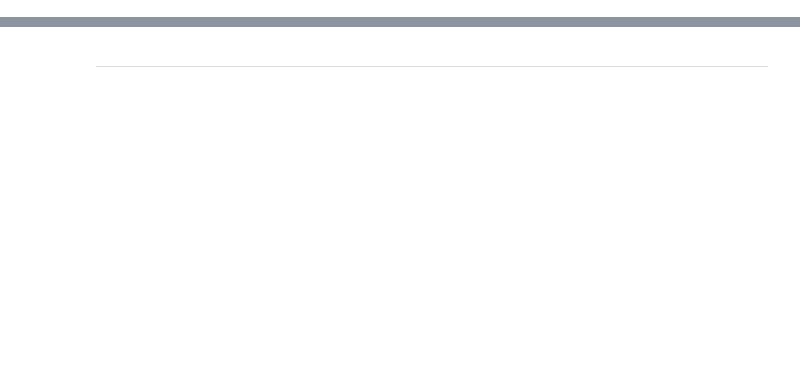
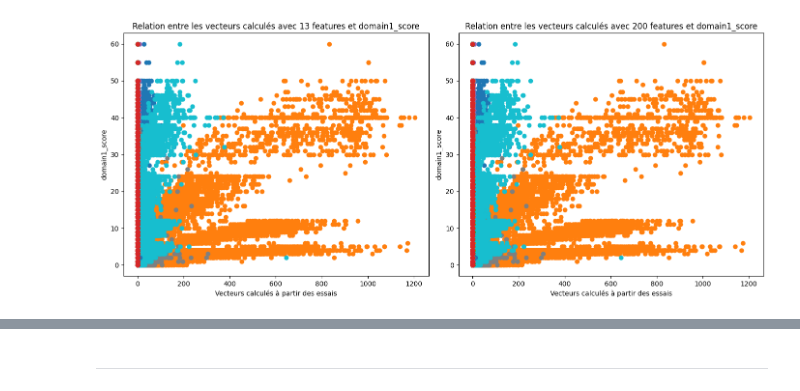
Before and after one commit to Group7-DSTI/ML-project, a Jupyter notebook: Kenneth.ipynb, the cells around one changed output, grey strips where cells are left out. Saved outputs shown, nothing was run; the diff lists cells and outputs as text; code cells hidden in the pictures; blank space fills up the shorter version.

```diff
--- a/Kenneth.ipynb
+++ b/Kenneth.ipynb
@@ -801,0 +436,20 @@ print('----------------------\n')
+# %%
+plt.figure(figsize=(14, 6))
+
+plt.subplot(1, 2, 1)
+vecteurs_13_features = [calculer_vecteur(essai, df4) for essai in df4['essay']]
+plt.plot(vecteurs_13_features, df4['domain1_score'], 'o')
+plt.xlabel('Vecteurs calculés à partir des essais')
+plt.ylabel('domain1_score')
+plt.title('Relation entre les vecteurs calculés avec 13 features et domain1_score')
+
+plt.subplot(1, 2, 2)
+vecteurs_200_features = [calculer_vecteur_concatene(essai) for essai in df4['essay']]
+plt.plot(vecteurs_200_features, df4['domain1_score'], 'o')
+plt.xlabel('Vecteurs calculés à partir des essais')
+plt.ylabel('domain1_score')
+plt.title('Relation entre les vecteurs calculés avec 200 features et domain1_score')
+plt.tight_layout()
+plt.show()
+# %% [output]
+[figure, added]
```
Also changed, not shown: parts of 70 cells of this notebook, 2 other files.
